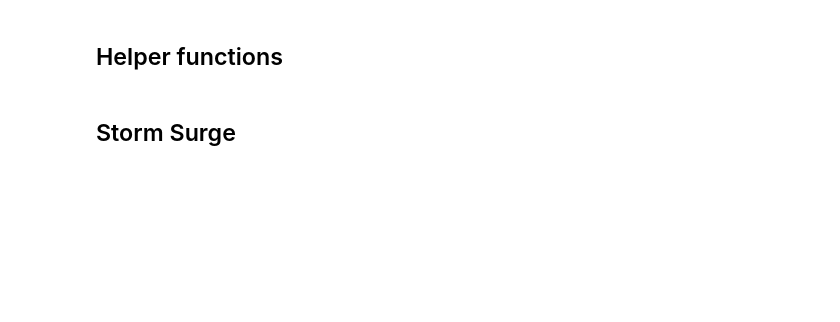
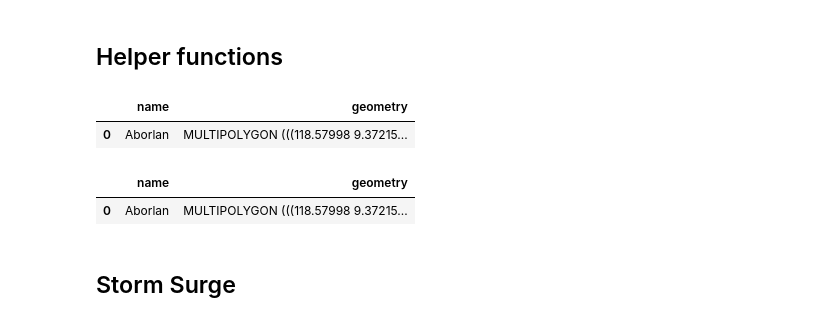
Before and after one commit to OmdenaAI/philippines-chapter-urban-vunerability, a Jupyter notebook: src/tasks/task-2-geolocation/3-ext_merging_noah_datasets.ipynb, the cells around one changed output. Cells and saved outputs as stored; diff of their text form; code cells hidden in the pictures; blank space fills up the shorter version.

```diff
--- a/src/tasks/task-2-geolocation/3-ext_merging_noah_datasets.ipynb
+++ b/src/tasks/task-2-geolocation/3-ext_merging_noah_datasets.ipynb
@@ -109,12 +113,20 @@ temp_folder.mkdir(parents=True, exist_ok=True)
 # Import city/municipality df
 # This is the path to the shp file in the
 # ph_cities_joined_v2 we pasted earlier.
-df = gpd.read_file('../../data/dti-competitive-index/2-merged/complete_dataset.csv')
+df = gpd.read_file('../../data/dti-competitive-index/2-merged/1-shape_files/complete_dataset_with_geo_data.shp')
 # %%
 df.head(1)
+# %% [output]
+|  | name | geometry |
+| 0 | Aborlan | MULTIPOLYGON (((118.57998 9.37215... |
 # %%
 keep_cols = ["name", "geometry"]
 df = df[keep_cols]
+# %%
+df.head(1)
+# %% [output]
+|  | name | geometry |
+| 0 | Aborlan | MULTIPOLYGON (((118.57998 9.37215... |
 # %% [markdown]
 ## Storm Surge
 # %%
```
Also changed, not shown: parts of 10 cells of this notebook, 7 other files.
